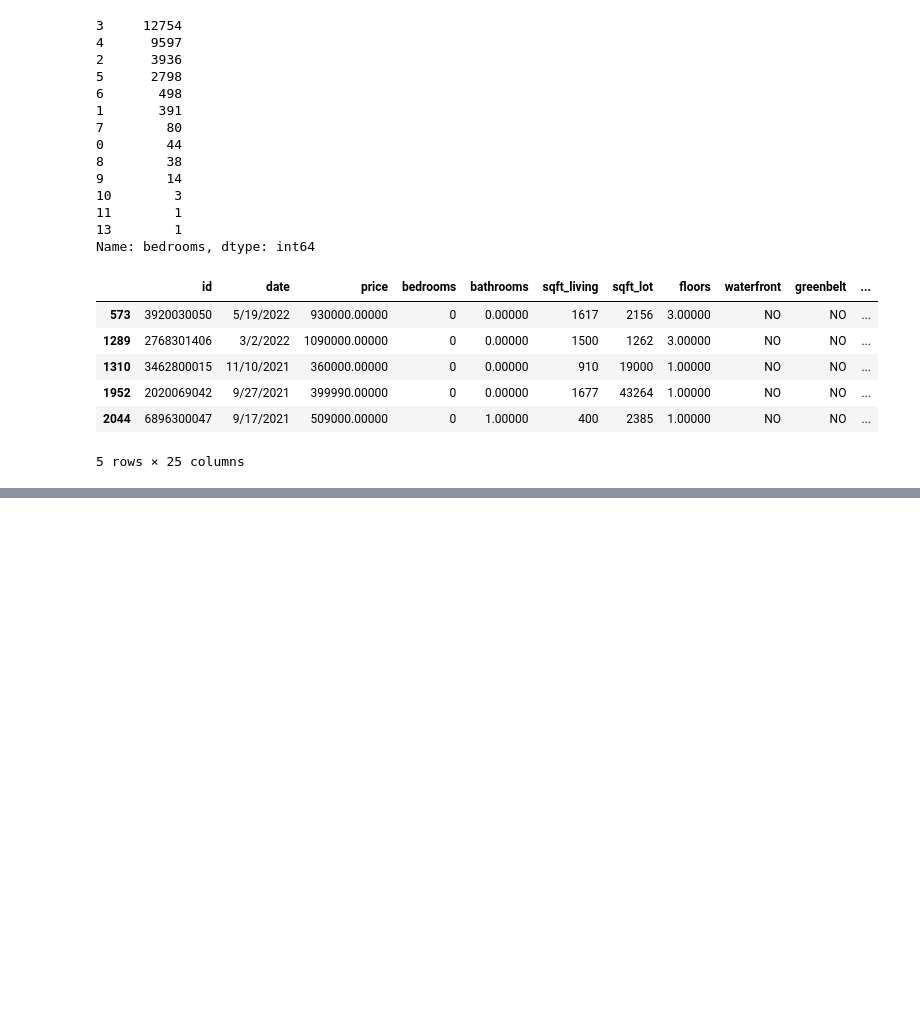
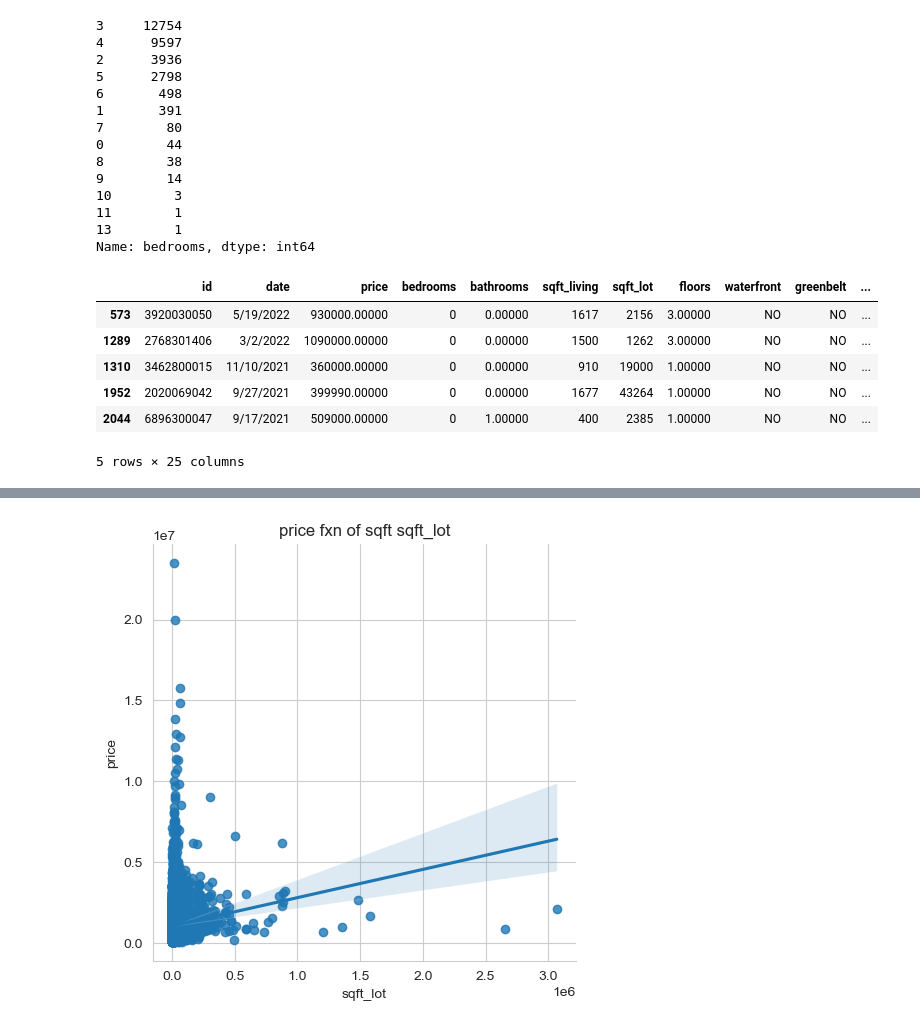
Before and after one commit to leo-schell/phase2project, a Jupyter notebook: notebooks/Leo.ipynb, the cells around one changed output, grey strips where cells are left out. Saved outputs shown, nothing was run; the diff lists cells and outputs as text; code cells hidden in the pictures; blank space fills up the shorter version.

```diff
--- a/notebooks/Leo.ipynb
+++ b/notebooks/Leo.ipynb
@@ -107,0 +525,7 @@ df['sqft.patio'].plt()
+# %%
+sns.lmplot(data=kc2, x='sqft_lot', y='price')
+plt.xlabel('sqft_lot')
+plt.ylabel('price')
+plt.title('price fxn of sqft sqft_lot');
+# %% [output]
+[figure, added]
```
Also changed, not shown: parts of 59 cells of this notebook.
